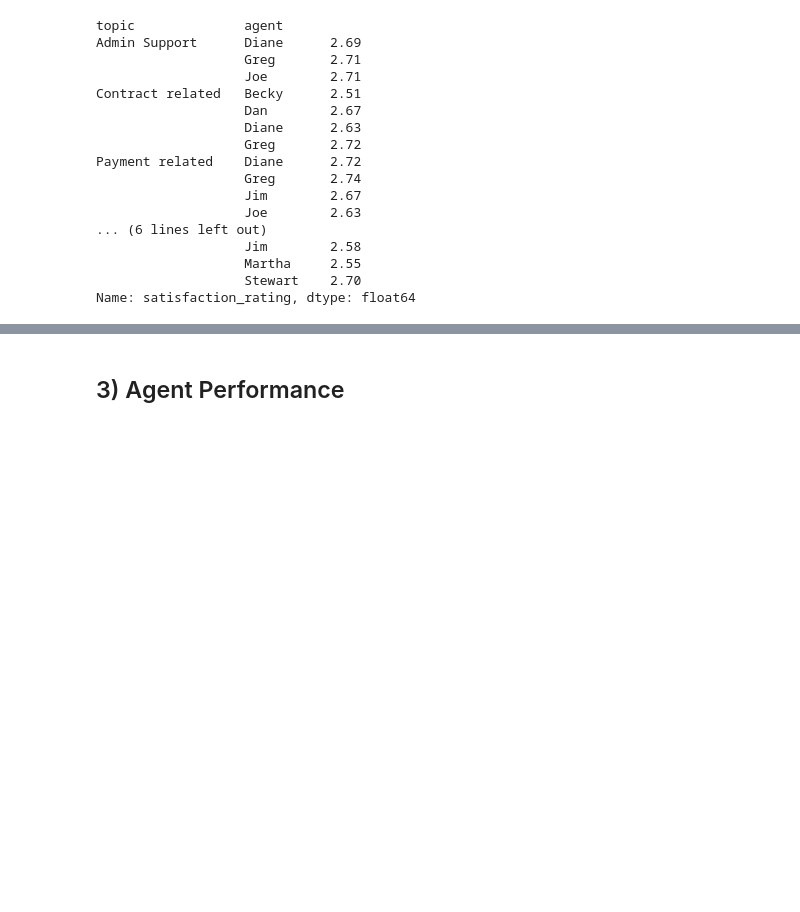
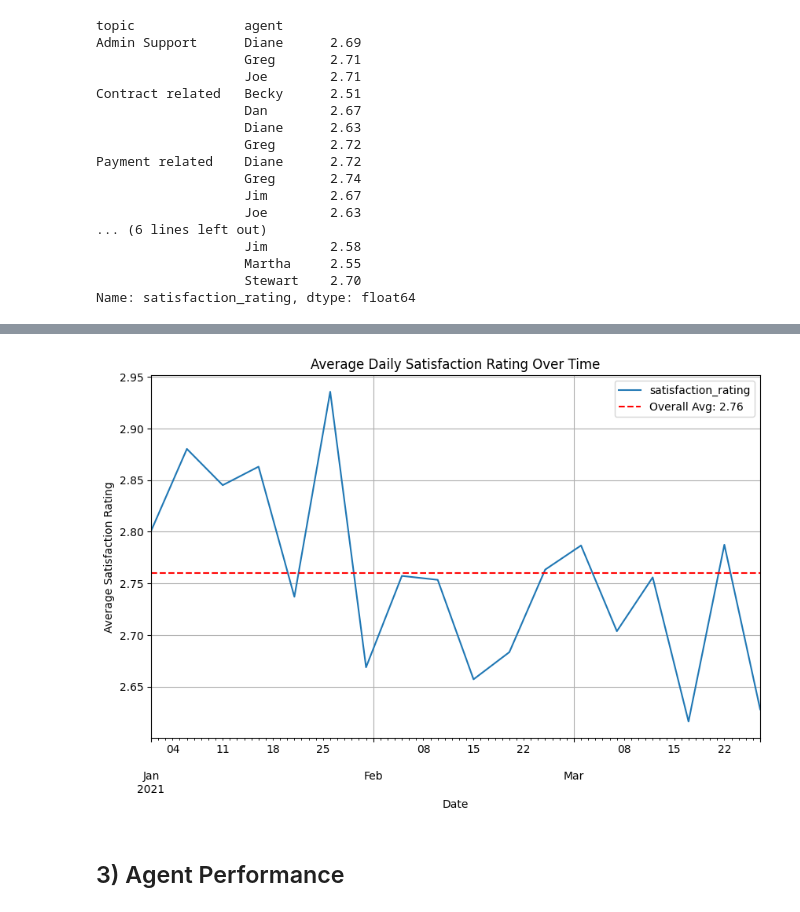
Before and after one commit to daveysull/PFDA, a Jupyter notebook: project/project.ipynb, the cells around one changed output, grey strips where cells are left out. Saved outputs shown, nothing was run; the diff lists cells and outputs as text; code cells hidden in the pictures; blank space fills up the shorter version.

```diff
--- a/project/project.ipynb
+++ b/project/project.ipynb
@@ -718,3 +680,31 @@ Name: satisfaction_rating, dtype: float64
+# %%
+# Ensure the index is of datetime type
+df.index = pd.to_datetime(df.index)
+
+# Resample the data to calculate the daily mean
+daily_average = df['satisfaction_rating'].resample('5D').mean()
+
+# Plotting and title
+daily_average.plot(kind='line', figsize=(10, 6), title="Average Daily Satisfaction Rating Over Time")
+
+# Calculate the overall average satisfaction rating
+overall_average = df['satisfaction_rating'].mean()
+
+# Adding labels
+plt.xlabel("Date")
+plt.ylabel("Average Satisfaction Rating")
+plt.grid(True)
+
+# Adding a horizontal line for the overall average
+plt.axhline(y=overall_average, color='red', linestyle='--', label=f'Overall Avg: {overall_average:.2f}')
+
+# Adding a legend
+plt.legend()
+
+# Display the plot
+plt.show()
+# %% [output]
+[figure, added]
 # %% [markdown]
 ## 3) Agent Performance
 # %%
```
Also changed, not shown: parts of 32 cells of this notebook.
